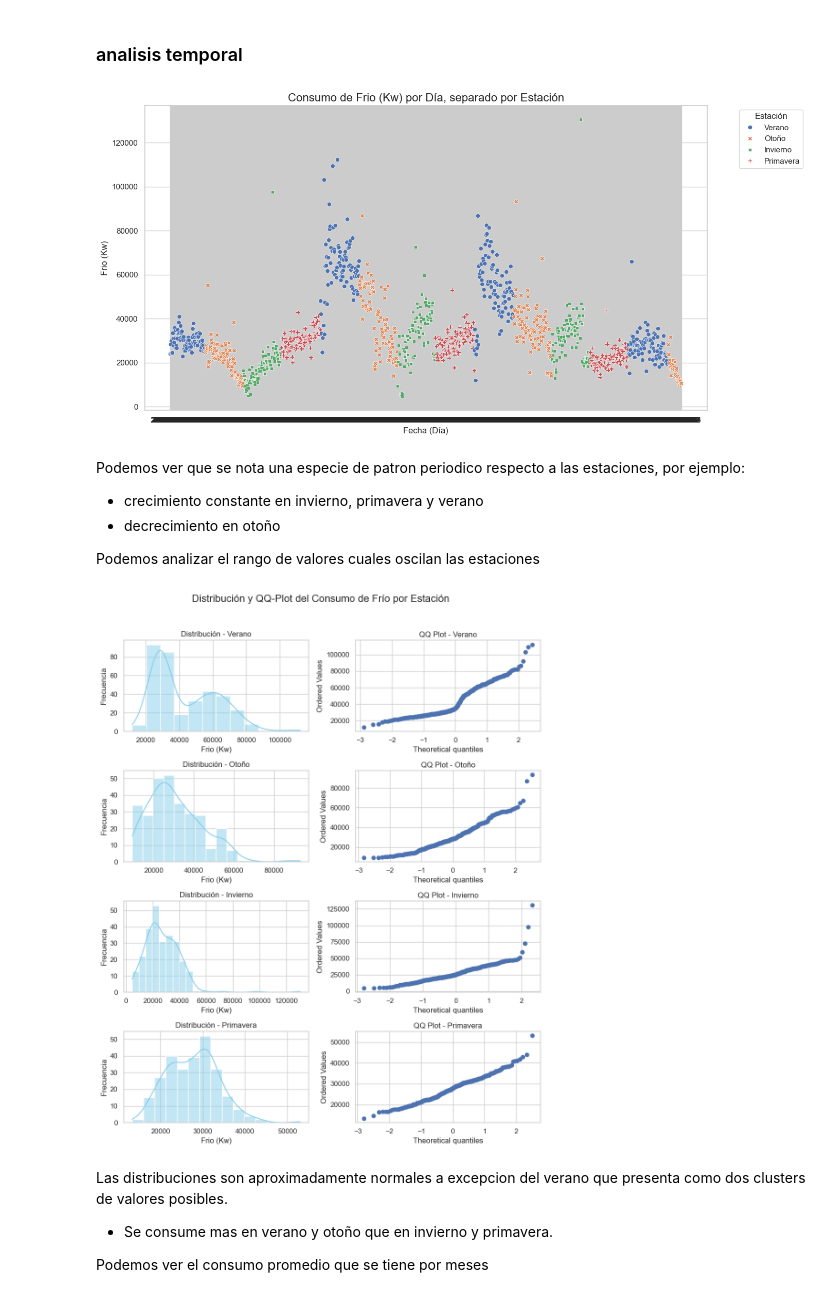
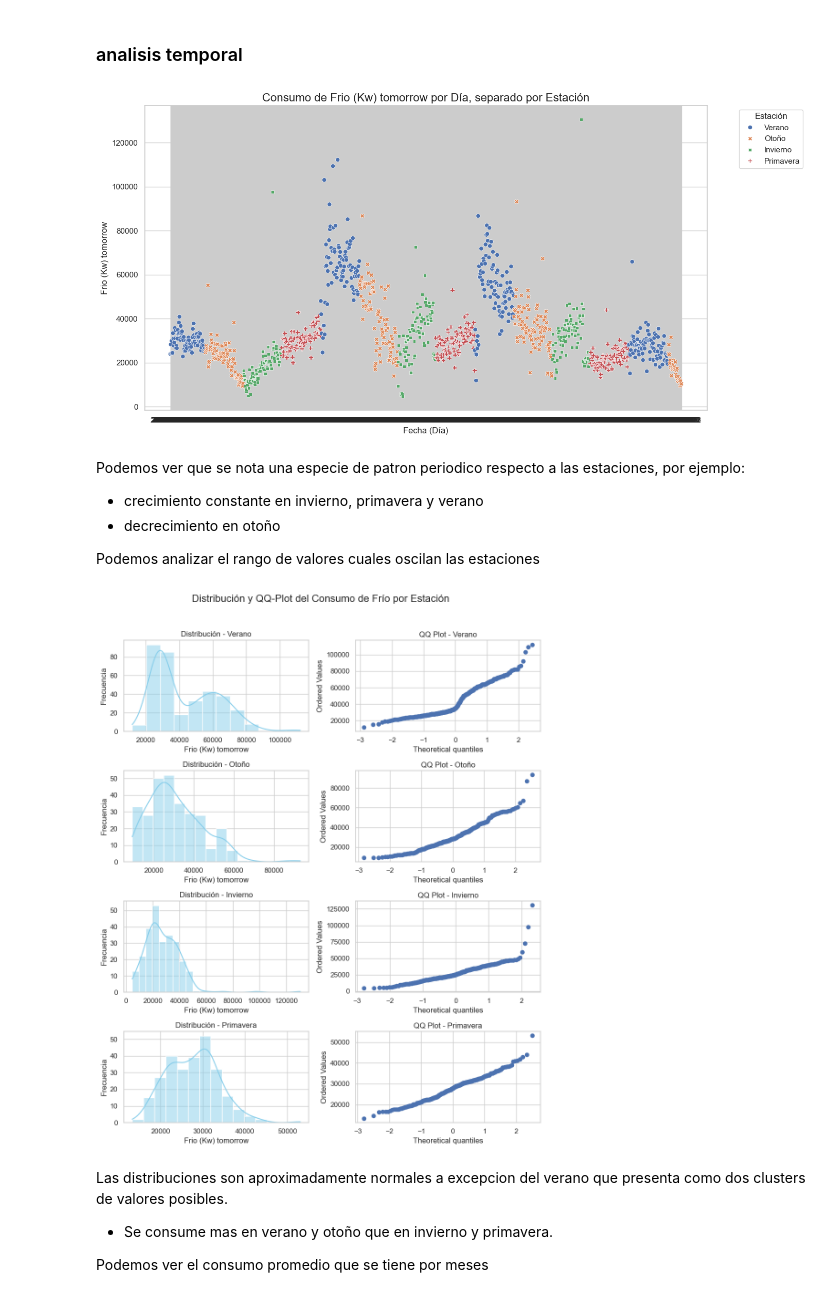
Before and after one commit to DayubMateo/MostoElMostro, a Jupyter notebook: notebooks/eda.ipynb, the cells around one changed output. Cells and saved outputs as stored; diff of their text form; code cells hidden in the pictures.

```diff
--- a/notebooks/eda.ipynb
+++ b/notebooks/eda.ipynb
@@ -31,6 +41,7 @@ Iniciando proceso de filtrado y unificación...
 🚀 Pipeline completo ejecutado con éxito.
 # %%
 import pandas as pd
+import numpy as np
 import os
 
 folder = '../data/processed'
@@ -43,7 +54,7 @@ try:
         sep=',',
         decimal='.'
     )
-
+    df = df.sort_values(by='DIA', ignore_index=True)
     print(f"✅ DataFrame cargado exitosamente desde: {file_path}")
     print(f"Dimensiones: {df.shape}")
     print("\nPrimeras 5 filas:")
@@ -309,26 +341,26 @@ Vamos a analizar:
 # %%
 sns.set_theme(style="whitegrid")
 plt.figure(figsize=(14, 7))
 
 sns.scatterplot(
     data=df_limpio,
     x='DIA',
-    y='Frio (Kw)',
+    y='Frio (Kw) tomorrow',
     hue='estacion',
     style='estacion',
     markers=True,
 )
 
-plt.title('Consumo de Frio (Kw) por Día, separado por Estación', fontsize=16)
+plt.title('Consumo de Frio (Kw) tomorrow por Día, separado por Estación', fontsize=16)
 plt.xlabel('Fecha (Día)', fontsize=12)
-plt.ylabel('Frio (Kw)', fontsize=12)
+plt.ylabel('Frio (Kw) tomorrow', fontsize=12)
 
 plt.legend(title='Estación', bbox_to_anchor=(1.05, 1), loc='upper left')
 
 plt.tight_layout()
 plt.show()
 # %% [output]
-[figure, old version]
+[figure, new version]
 # %% [markdown]
 Podemos ver que se nota una especie de patron periodico respecto a las estaciones, por ejemplo:
 - crecimiento constante en invierno, primavera y verano
@@ -344,12 +376,12 @@ fig, axes = plt.subplots(nrows=len(estaciones), ncols=2, figsize=(10, 12))
 fig.suptitle("Distribución y QQ-Plot del Consumo de Frío por Estación", fontsize=16, y=1.02)
 
 for i, estacion in enumerate(estaciones):
-    datos = df_limpio[df_limpio["estacion"] == estacion]["Frio (Kw)"]
+    datos = df_limpio[df_limpio["estacion"] == estacion]["Frio (Kw) tomorrow"]
 
     # --- Gráfico de distribución ---
     sns.histplot(datos, kde=True, ax=axes[i, 0], color="skyblue")
     axes[i, 0].set_title(f"Distribución - {estacion}")
-    axes[i, 0].set_xlabel("Frio (Kw)")
+    axes[i, 0].set_xlabel("Frio (Kw) tomorrow")
     axes[i, 0].set_ylabel("Frecuencia")
 
     # --- QQ Plot ---
@@ -359,7 +391,7 @@ for i, estacion in enumerate(estaciones):
 plt.tight_layout()
 plt.show()
 # %% [output]
-[figure, old version]
+[figure, new version]
 # %% [markdown]
 Las distribuciones son aproximadamente normales a excepcion del verano que presenta como dos clusters de valores posibles.
 - Se consume mas en verano y otoño que en invierno y primavera.
```
Also changed, not shown: parts of 16 cells of this notebook, 11 other files.
